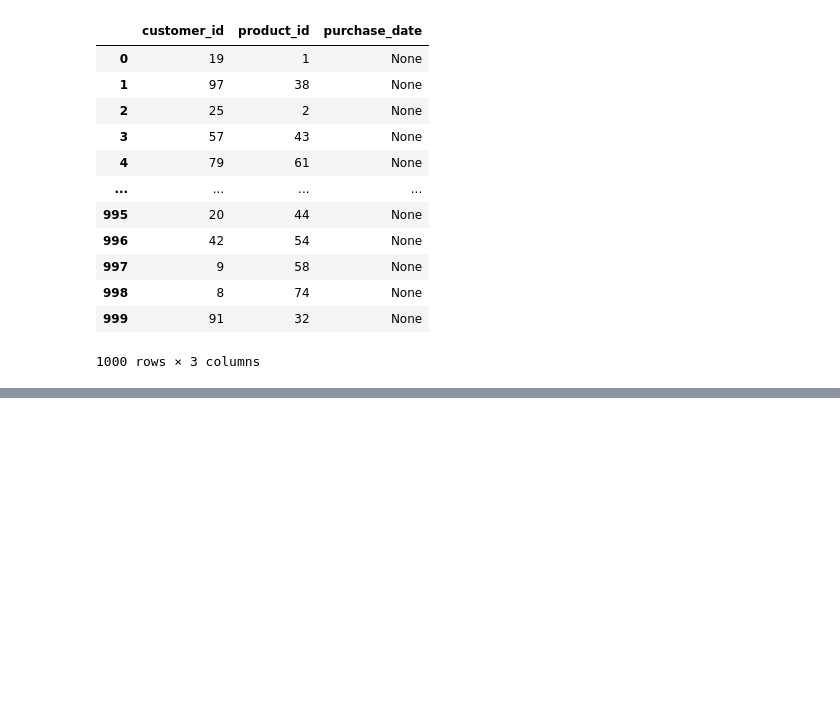
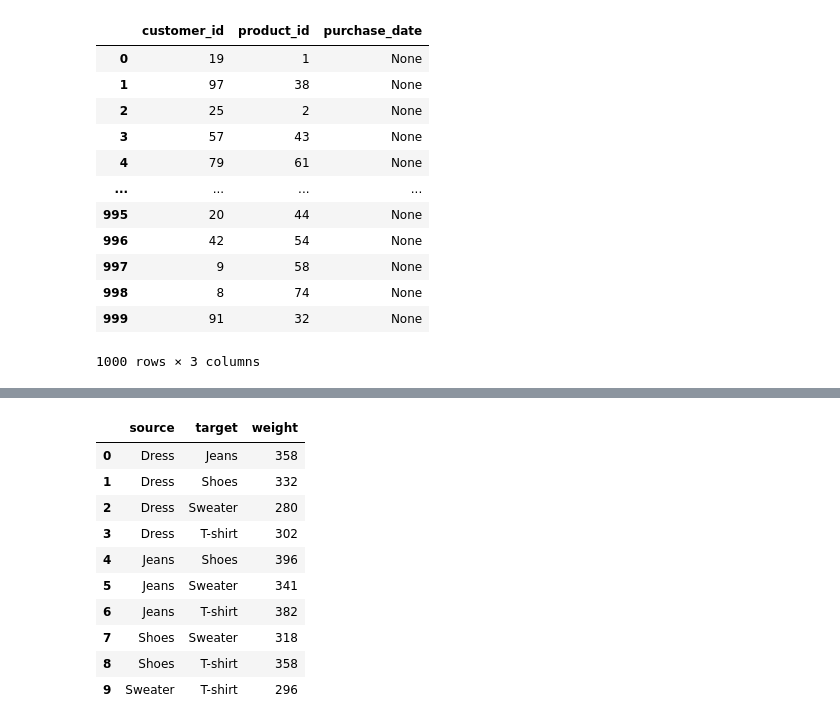
Before and after one commit to kangsyahrul/skilvul-recommender-system, a Jupyter notebook: notebooks/datasets-fashion.ipynb, the cells around one changed output, grey strips where cells are left out. Saved outputs shown, nothing was run; the diff lists cells and outputs as text; code cells hidden in the pictures; blank space fills up the shorter version.

```diff
--- a/notebooks/datasets-fashion.ipynb
+++ b/notebooks/datasets-fashion.ipynb
@@ -345,0 +362,15 @@ df_interaction
+# %%
+def build_graph_database(df):
+    df['source'] = df['category']
+    df['source_total'] = df['purchased']
+    df['target'] = df.apply(lambda row: df['category'].values.tolist(), axis=1)
+    df['target_total'] = df.apply(lambda row: df['source_total'].values.tolist(), axis=1)
+    df = df.explode(column=['target', 'target_total'])
+    df['source_target'] = df.apply(lambda row: sorted([row['source'], row['target']]), axis=1)
+    df = df.drop_duplicates(subset='source_target')
+    df = df[df['source'] != df['target']]
+    df['weight'] = df['source_total'] + df['target_total']
+    df = df[['source', 'target', 'weight']]
+    return df
+
+build_graph_database(df_purchase[df_purchase['customer_id'] == 1])
@@ -345,0 +405,17 @@ df_interaction
+# %%
+df_graph = df_purchase.groupby(by=['customer_id']).apply(lambda df: build_graph_database(df)).reset_index(drop=True)
+df_graph = df_graph.groupby(by=['source', 'target']).agg({'weight': 'sum'}).reset_index()
+df_graph.to_csv('../datasets/fashion/graph-cateogry.csv')
+df_graph
+# %% [output]
+|  | source | target | weight |
+| 0 | Dress | Jeans | 358 |
+| 1 | Dress | Shoes | 332 |
+| 2 | Dress | Sweater | 280 |
+| 3 | Dress | T-shirt | 302 |
+| 4 | Jeans | Shoes | 396 |
+| 5 | Jeans | Sweater | 341 |
+| 6 | Jeans | T-shirt | 382 |
+| 7 | Shoes | Sweater | 318 |
+| 8 | Shoes | T-shirt | 358 |
+| 9 | Sweater | T-shirt | 296 |
```
Also changed, not shown: parts of 10 cells of this notebook, 15 other files.
